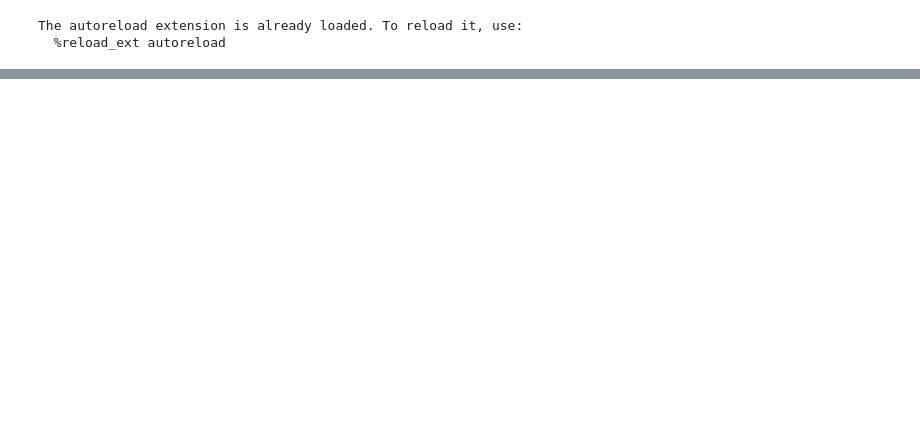
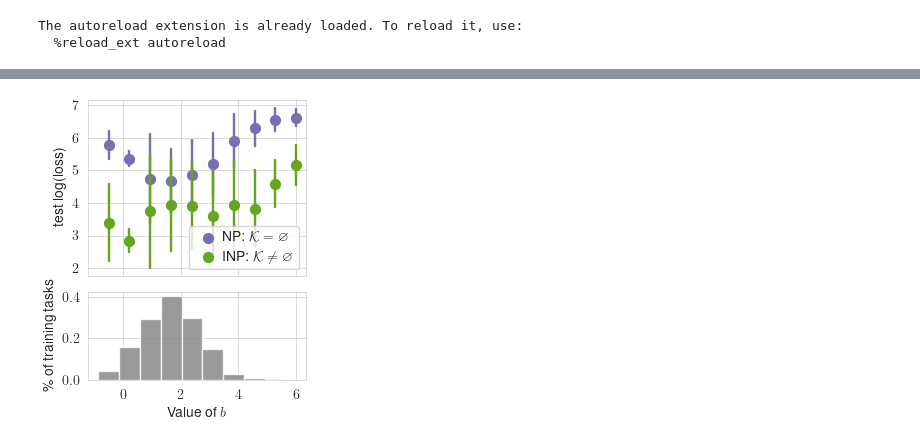
Before and after one commit to kasia-kobalczyk/informed-meta-learning, a Jupyter notebook: evaluation/evaluate_sinusoids_dist_shift.ipynb, the cells around one changed output, grey strips where cells are left out. Drawn from its saved outputs; the diff is of its cells as text; code cells hidden in the pictures; blank space fills up the shorter version.

```diff
--- a/evaluation/evaluate_sinusoids_dist_shift.ipynb
+++ b/evaluation/evaluate_sinusoids_dist_shift.ipynb
@@ -106,0 +107,68 @@ plt.show()
+# %%
+loss = NLL()
+
+def get_loss_bs(output_dict, model_name='INP', eval_type='informed', num_context=0):
+    bs_ls = []
+    this_loss_ls = []
+    for batch_idx in range(len(output_dict[model_name][eval_type][num_context])):
+        outputs = output_dict[model_name][eval_type][num_context][batch_idx]['outputs']
+        y_target = output_dict[model_name][eval_type][num_context][batch_idx]['y_target']
+        knowledge = output_dict[model_name][eval_type][num_context][batch_idx]['knowledge'].cpu()
+        bs = knowledge[:, 0, 3]
+        this_loss = loss.get_loss(outputs[0], outputs[1].cuda(), outputs[2], outputs[3], y_target.cuda()).cpu()
+        this_loss_ls.append(this_loss)
+        bs_ls.append(bs)
+
+    bs = torch.cat(bs_ls)
+    this_loss = torch.cat(this_loss_ls)
+
+    return this_loss, bs
+
+train_loss_informed, train_bs_informed = get_loss_bs(train_output_dict, eval_type='informed')
+test_loss_informed, test_bs_informed = get_loss_bs(test_output_dict, eval_type='informed')
+test_loss_raw, test_bs_raw = get_loss_bs(test_output_dict, eval_type='raw', model_name='NP')
+
+
+bins = np.linspace(-0.5, 6, 10)
+
+raw_df = pd.DataFrame({
+    'b' : test_bs_raw,
+    'loss': torch.log(test_loss_raw)
+})
+raw_df['bin'] = pd.cut(raw_df['b'], bins=bins)
+raw_df['eval_type'] = 'raw'
+informed_df = pd.DataFrame({
+    'b': test_bs_informed,
+    'loss': torch.log(test_loss_informed)
+})
+informed_df['bin'] = pd.cut(raw_df['b'], bins=bins)
+informed_df['eval_type'] = 'informed'
+all_df = pd.concat([raw_df, informed_df]).reset_index(drop=True)
+
+
+fig, axs = plt.subplots(2, 1, figsize=(3, 3.5), sharex=True, height_ratios=[2, 1])
+
+sns.regplot(
+    data=raw_df, label=r'NP: $\mathcal{K} = \varnothing$', ax=axs[0], x_ci='sd',
+    x='b', y='loss', x_bins=bins, fit_reg=False, color='C2',
+)
+sns.regplot(
+    data=informed_df, label=r'INP: $\mathcal{K} \neq \varnothing$', ax=axs[0], x_ci='sd',
+    x='b', y='loss', x_bins=bins, fit_reg=False, color='C4'
+)
+
+
+axs[1].hist(
+    train_bs_informed, color='grey', alpha=0.8, bins=bins, density=True, align='left'
+)
+axs[0].legend()
+axs[0].legend(handletextpad=0.05, loc='lower right', facecolor='white', framealpha=0.8, frameon=True)
+axs[0].set_ylabel('test log(loss)')
+axs[1].set_ylabel('\% of training tasks')
+axs[0].set_xlabel('')
+axs[1].set_xlabel('Value of $b$')
+plt.tight_layout()
+plt.savefig('../figures/ood_details.pdf', bbox_inches='tight')
+plt.show()
+# %% [output]
+[figure, added]
```
Also changed, not shown: parts of 5 cells of this notebook, 9 other files.
